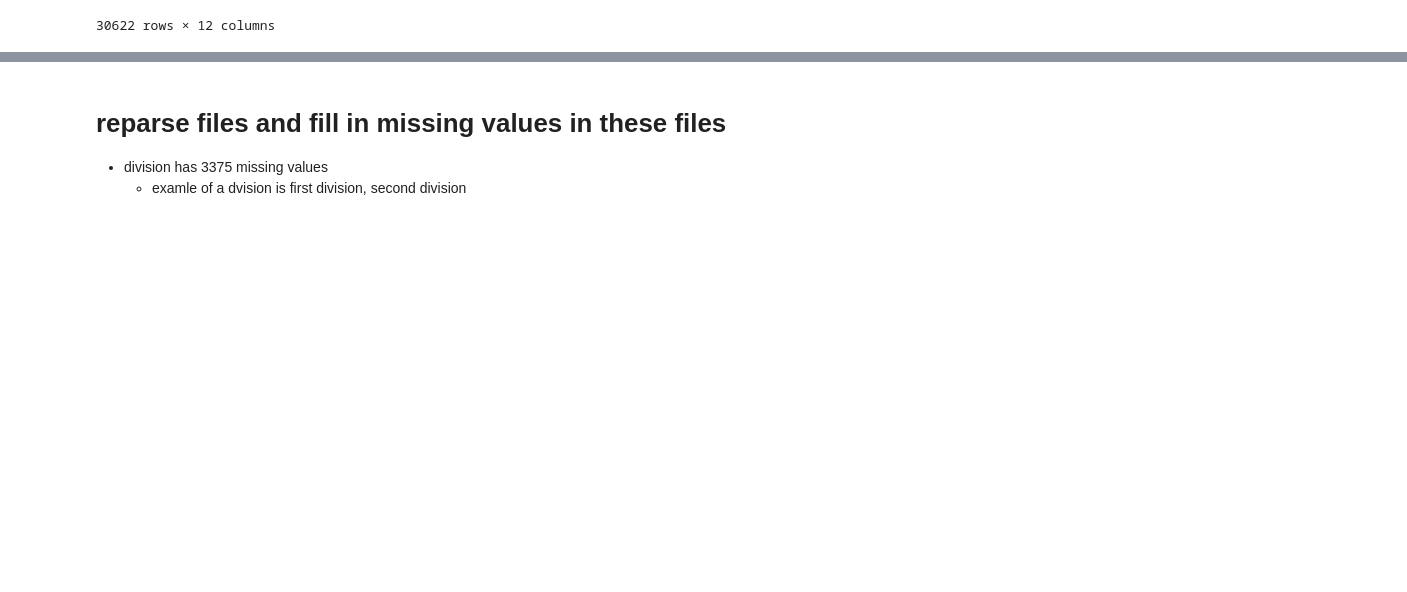
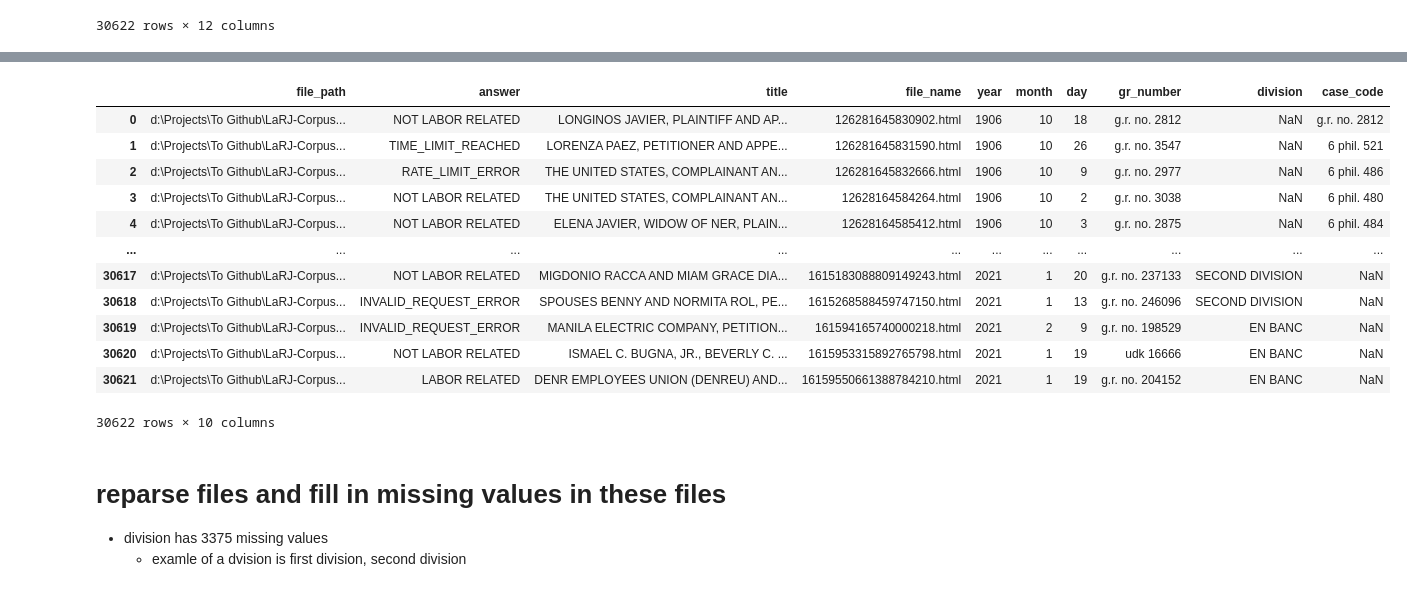
Before and after one commit to 08Aristodemus24/LaRJ-Corpus, a Jupyter notebook: raw labor related jurisprudence cleaning/create_final_proto.ipynb, the cells around one changed output, grey strips where cells are left out. Saved outputs shown, nothing was run; the diff lists cells and outputs as text; code cells hidden in the pictures; blank space fills up the shorter version.

```diff
--- a/raw labor related jurisprudence cleaning/create_final_proto.ipynb
+++ b/raw labor related jurisprudence cleaning/create_final_proto.ipynb
@@ -173,3 +161,26 @@ final
+# %%
+# delete year_x and identifier columns since both
+# are essentially the same to year_y and file_url columns
+del final['year_x']
+del final['identifier']
+
+# rename also year_y, gr Number, and file_url columns to year, gr_number, and file_name
+final.rename(columns={'year_y': 'year', 'gr Number':'gr_number', 'file_url': 'file_name'}, inplace=True)
+final
+# %% [output]
+|  | file_path | answer | title | file_name | year | month | day | gr_number | division | case_code |
+| 0 | d:\Projects\To Github\LaRJ-Corpus... | NOT LABOR RELATED | LONGINOS JAVIER, PLAINTIFF AND AP... | 126281645830902.html | 1906 | 10 | 18 | g.r. no. 2812 | NaN | g.r. no. 2812 |
+| 1 | d:\Projects\To Github\LaRJ-Corpus... | TIME_LIMIT_REACHED | LORENZA PAEZ, PETITIONER AND APPE... | 126281645831590.html | 1906 | 10 | 26 | g.r. no. 3547 | NaN | 6 phil. 521 |
+| 2 | d:\Projects\To Github\LaRJ-Corpus... | RATE_LIMIT_ERROR | THE UNITED STATES, COMPLAINANT AN... | 126281645832666.html | 1906 | 10 | 9 | g.r. no. 2977 | NaN | 6 phil. 486 |
+| 3 | d:\Projects\To Github\LaRJ-Corpus... | NOT LABOR RELATED | THE UNITED STATES, COMPLAINANT AN... | 12628164584264.html | 1906 | 10 | 2 | g.r. no. 3038 | NaN | 6 phil. 480 |
+| 4 | d:\Projects\To Github\LaRJ-Corpus... | NOT LABOR RELATED | ELENA JAVIER, WIDOW OF NER, PLAIN... | 12628164585412.html | 1906 | 10 | 3 | g.r. no. 2875 | NaN | 6 phil. 484 |
+| ... | ... | ... | ... | ... | ... | ... | ... | ... | ... | ... |
+| 30617 | d:\Projects\To Github\LaRJ-Corpus... | NOT LABOR RELATED | MIGDONIO RACCA AND MIAM GRACE DIA... | 1615183088809149243.html | 2021 | 1 | 20 | g.r. no. 237133 | SECOND DIVISION | NaN |
+| 30618 | d:\Projects\To Github\LaRJ-Corpus... | INVALID_REQUEST_ERROR | SPOUSES BENNY AND NORMITA ROL, PE... | 1615268588459747150.html | 2021 | 1 | 13 | g.r. no. 246096 | SECOND DIVISION | NaN |
+| 30619 | d:\Projects\To Github\LaRJ-Corpus... | INVALID_REQUEST_ERROR | MANILA ELECTRIC COMPANY, PETITION... | 161594165740000218.html | 2021 | 2 | 9 | g.r. no. 198529 | EN BANC | NaN |
+| 30620 | d:\Projects\To Github\LaRJ-Corpus... | NOT LABOR RELATED | ISMAEL C. BUGNA, JR., BEVERLY C. ... | 1615953315892765798.html | 2021 | 1 | 19 | udk 16666 | EN BANC | NaN |
+| 30621 | d:\Projects\To Github\LaRJ-Corpus... | LABOR RELATED | DENR EMPLOYEES UNION (DENREU) AND... | 16159550661388784210.html | 2021 | 1 | 19 | g.r. no. 204152 | EN BANC | NaN |
+30622 rows × 10 columns
 # %% [markdown]
 # reparse files and fill in missing values in these files
 * division has 3375 missing values
```
Also changed, not shown: parts of 7 cells of this notebook, 6 other files.
